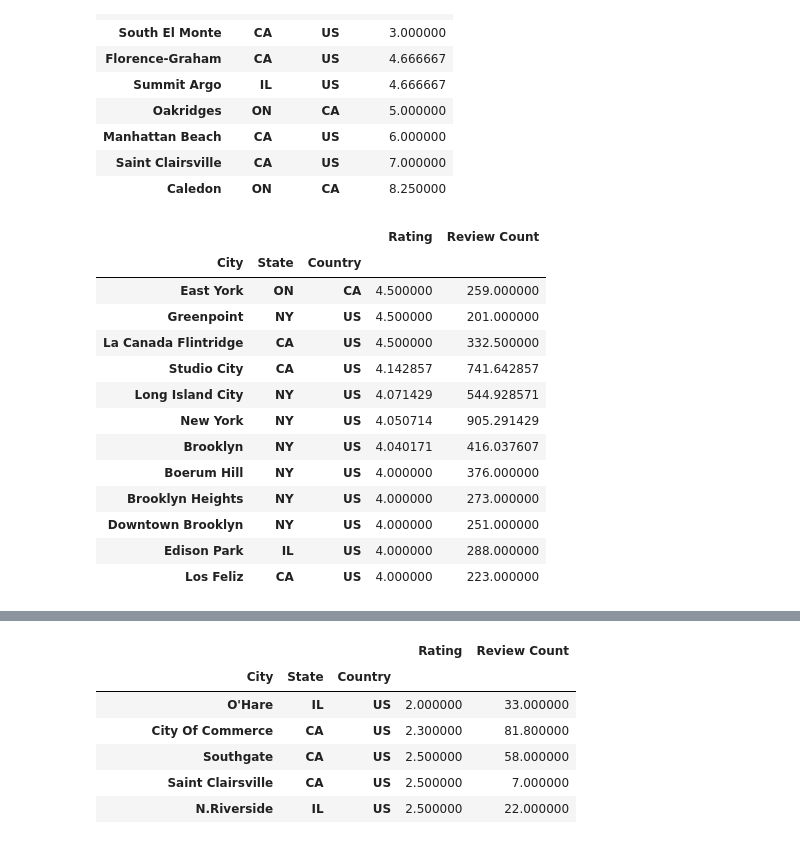
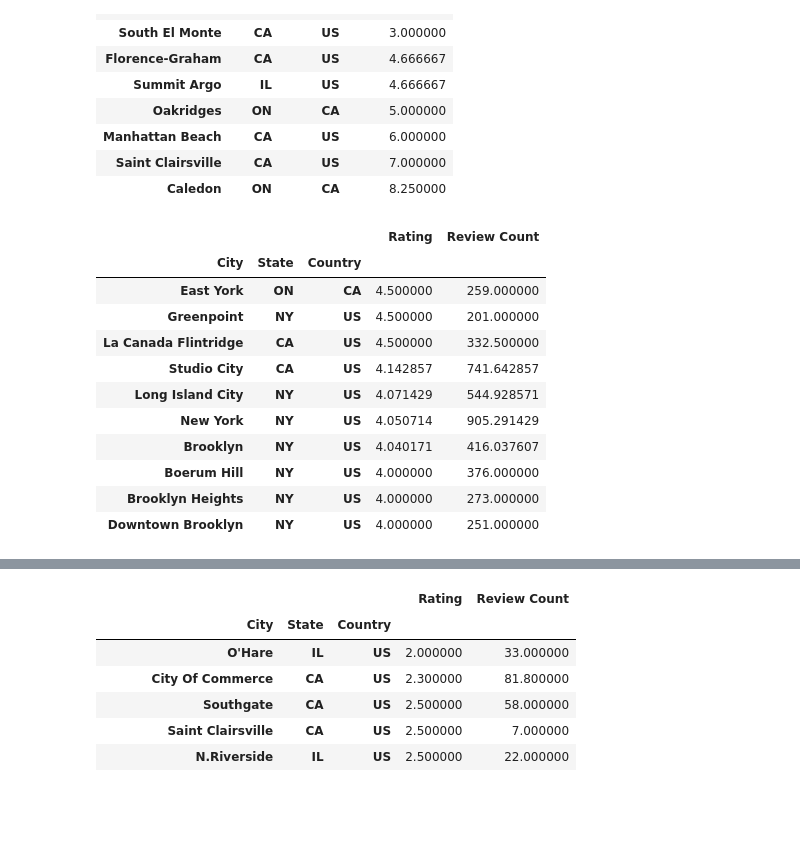
Before and after one commit to ermiasgelaye/Yelp-Challenge, a Jupyter notebook: pyRestaurants/yelp-challenge.ipynb, the cells around one changed output, grey strips where cells are left out. Cells and saved outputs as stored; diff of their text form; code cells hidden in the pictures; blank space fills up the shorter version.

```diff
--- a/pyRestaurants/yelp-challenge.ipynb
+++ b/pyRestaurants/yelp-challenge.ipynb
@@ -635,22 +635,20 @@ bottom_review_cities.head(10)
 # %%
 # Cities geting average restaurants Review Count greater than 500 & rating greater than 4 (Best record)
 city_rating_review=cleaned_data[["City","State","Country","Rating","Review Count"]]
 Avergae_city_rate_rev= city_rating_review.groupby(["City","State","Country"]).mean()
 top_review_cities=Avergae_city_rate_rev[(Avergae_city_rate_rev['Review Count']>200) & (Avergae_city_rate_rev['Rating']>=4)].sort_values('Rating',ascending = False)
-top_head_p=top_review_cities.head(20)
+top_head_p=top_review_cities.head(10)
 top_head_p
 # %% [output]
 |  |  |  | Rating | Review Count |
 | City | State | Country |  |  |
 | East York | ON | CA | 4.500000 | 259.000000 |
 | Greenpoint | NY | US | 4.500000 | 201.000000 |
 | La Canada Flintridge | CA | US | 4.500000 | 332.500000 |
 | Studio City | CA | US | 4.142857 | 741.642857 |
 | Long Island City | NY | US | 4.071429 | 544.928571 |
 | New York | NY | US | 4.050714 | 905.291429 |
 | Brooklyn | NY | US | 4.040171 | 416.037607 |
 | Boerum Hill | NY | US | 4.000000 | 376.000000 |
 | Brooklyn Heights | NY | US | 4.000000 | 273.000000 |
 | Downtown Brooklyn | NY | US | 4.000000 | 251.000000 |
-| Edison Park | IL | US | 4.000000 | 288.000000 |
-| Los Feliz | CA | US | 4.000000 | 223.000000 |
```
Also changed, not shown: parts of 15 cells of this notebook, 5 other files.
